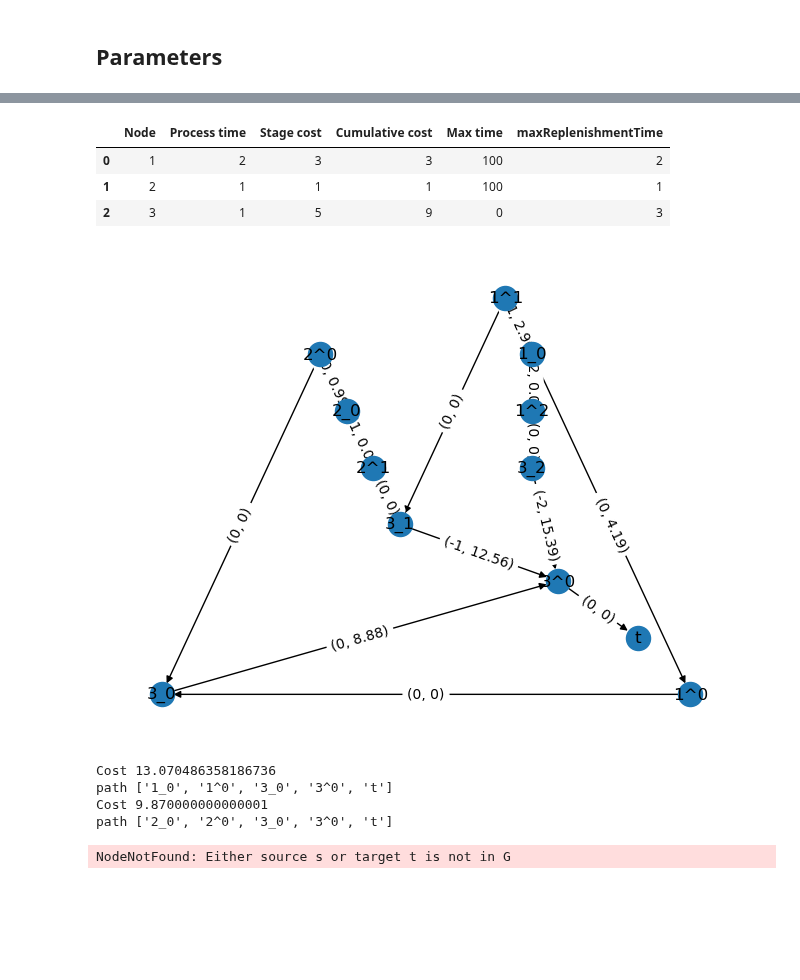
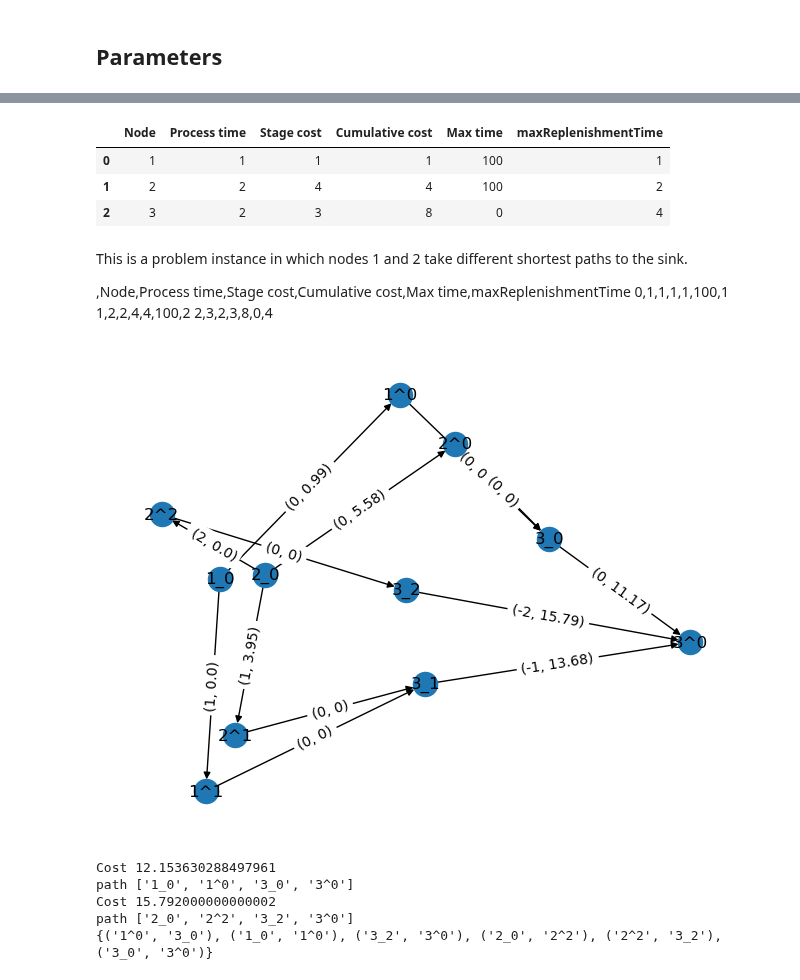
Before and after one commit to hmedal/sae-dsc-hmedal, a Jupyter notebook: examples/graph-based.ipynb, the cells around one changed output, grey strips where cells are left out. Drawn from its saved outputs; the diff is of its cells as text; code cells hidden in the pictures; blank space fills up the shorter version.

Commit message:
new model for graph-based

```diff
--- a/examples/graph-based.ipynb
+++ b/examples/graph-based.ipynb
@@ -23,13 +23,19 @@ import saedfsc;
 numAssemblyOptions = 2
 numSuppliersPerPart = 2
 # %%
-components = [1, 2]
+numEchelsons = 1
+numComponents = 2
+
+components = list(range(1, numComponents + 1))
 componentsForSubsystems = {}
 subsystemsForComponents = {}
-assembliesStructure = {1 : [],
-                       2 : []}
-assemblyNodes = list(assembliesStructure.keys())
-finalNodes = [3]
+if numEchelsons == 1:
+    assembliesStructure = {n : [] for n in components}
+    assemblyNodes = []
+    finalNodes = [numComponents + 1]
+else:
+    assembliesStructure = {}
+    assemblyNodes = list(assembliesStructure.keys())
 allNodes = components + assemblyNodes + finalNodes
 nonComponentNodes = assemblyNodes + finalNodes
 print(components)
@@ -56,13 +62,14 @@ for n in allNodes:
                max_service_time_out=maxTime,
                stage_cost=np.random.randint(1, 6))
 
-for n in assemblyNodes:
-    for component in assembliesStructure[n]:
-        G.add_edge(component, n)
+# for n in assemblyNodes:
+#     for component in assembliesStructure[n]:
+#         G.add_edge(component, n)
 
-for n in assemblyNodes:
-    for n2 in finalNodes:
-        G.add_edge(n, n2)
+if numEchelsons == 1:
+    for n in components:
+        for n2 in finalNodes:
+            G.add_edge(n, n2)
 
 maxServiceTimeOut = nx.get_node_attributes(G, 'max_service_time_out')
 processTimesDict = nx.get_node_attributes(G, 'process_time')
@@ -101,12 +108,20 @@ df = pd.DataFrame({
     'Max time': maxServiceTimeOut.values(),
     'maxReplenishmentTime': maxReplenishmentTime.values()
 })
+df.to_csv('instance.csv')
 df
 # %% [output]
 |  | Node | Process time | Stage cost | Cumulative cost | Max time | maxReplenishmentTime |
-| 0 | 1 | 2 | 3 | 3 | 100 | 2 |
-| 1 | 2 | 1 | 1 | 1 | 100 | 1 |
-| 2 | 3 | 1 | 5 | 9 | 0 | 3 |
+| 0 | 1 | 1 | 1 | 1 | 100 | 1 |
+| 1 | 2 | 2 | 4 | 4 | 100 | 2 |
+| 2 | 3 | 2 | 3 | 8 | 0 | 4 |
+# %% [markdown]
+This is a problem instance in which nodes 1 and 2 take different shortest paths to the sink.
+
+,Node,Process time,Stage cost,Cumulative cost,Max time,maxReplenishmentTime
+0,1,1,1,1,100,1
+1,2,2,4,4,100,2
+2,3,2,3,8,0,4
 # %%
 
 def get_sIn_range_for_g_fn(node : int):
@@ -127,7 +142,7 @@ def getHoldingCost(node : int, sIn : int, sOut : int):
 
 def create_dp_graph(G : nx.DiGraph, sourcePerComponent : bool = True):
     dp_G = nx.DiGraph()
-    dp_G.add_node('t')
+    #dp_G.add_node('t')
     if not sourcePerComponent:
         dp_G.add_node('s')
     for n in finalNodes:
@@ -137,8 +152,8 @@ def create_dp_graph(G : nx.DiGraph, sourcePerComponent : bool = True):
         for sOut in get_sOut_range_for_g_fn(n, 0):
             nodeTupleOut = str(n) + "^" + str(sOut)
             dp_G.add_node(nodeTupleOut)
-            dp_G.add_edge(nodeTupleOut, 't', time = 0, time_reduce = 0,
-                          cost = 0)
+            #dp_G.add_edge(nodeTupleOut, 't', time = 0, time_reduce = 0,
+            #              cost = 0)
             for sIn in get_sIn_range_for_g_fn(n):
                 nodeTupleIn2 = str(n) + "_" + str(sIn)
                 dp_G.add_edge(nodeTupleIn2, nodeTupleOut,
@@ -165,25 +219,30 @@ def create_dp_graph(G : nx.DiGraph, sourcePerComponent : bool = True):
 # %%
 dp_G = create_dp_graph(G)
 
-pos = nx.planar_layout(dp_G)
+pos = nx.spring_layout(dp_G)
 nx.draw(dp_G, pos, with_labels=True)
 edge_labels = {(u, v): (data['time'], round(data['cost'],2))
                for u, v, data in dp_G.edges(data=True)}
 nx.draw_networkx_edge_labels(dp_G, pos, edge_labels=edge_labels)
 plt.show()
 # %% [output]
-[figure, old version]
+[figure, new version]
 # %%
+edgesUsed = set()
 for n in components:
-    path = nx.shortest_path(dp_G, str(n) + '_0', 't', weight='cost')
-    path_length = nx.shortest_path_length(dp_G, str(n) + '_0', 't', weight='cost')
+    path = nx.shortest_path(dp_G, str(n) + '_0', '3^0', weight='cost')
+    for i in range(len(path)-1):
+        edgesUsed.add((path[i], path[i+1]))
+    path_length = nx.shortest_path_length(dp_G, str(n) + '_0', '3^0', weight='cost')
     print("Cost", path_length)
     print("path", path)
+print(edgesUsed)
 # %% [output]
-Cost 13.070486358186736
-path ['1_0', '1^0', '3_0', '3^0', 't']
-Cost 9.870000000000001
-path ['2_0', '2^0', '3_0', '3^0', 't']
+Cost 12.153630288497961
+path ['1_0', '1^0', '3_0', '3^0']
+Cost 15.792000000000002
+path ['2_0', '2^2', '3_2', '3^0']
+{('1^0', '3_0'), ('1_0', '1^0'), ('3_2', '3^0'), ('2_0', '2^2'), ('2^2', '3_2'), ('3_0', '3^0')}
 # %%
 # dp_G_neg = dp_G.copy()
 # for u, v, data in dp_G_neg.edges(data=True):
@@ -196,10 +255,8 @@ path ['2_0', '2^0', '3_0', '3^0', 't']
 # nx.draw_networkx_edge_labels(dp_G_neg, pos, edge_labels=edge_labels_neg)
 # plt.show()
 # %%
-path = nx.shortest_path(dp_G_neg, 's', 't', weight='time')
-path_length = nx.shortest_path_length(dp_G_neg, 's', 't', weight='time')
-print("Total lead time", path_length)
-print("path", path)
+# path = nx.shortest_path(dp_G_neg, 's', 't', weight='time')
+# path_length = nx.shortest_path_length(dp_G_neg, 's', 't', weight='time')
+# print("Total lead time", path_length)
+# print("path", path)
-# %% [output]
-NodeNotFound: Either source s or target t is not in G
 # %%
```
Also changed, not shown: parts of 16 cells of this notebook, 3 other files.
